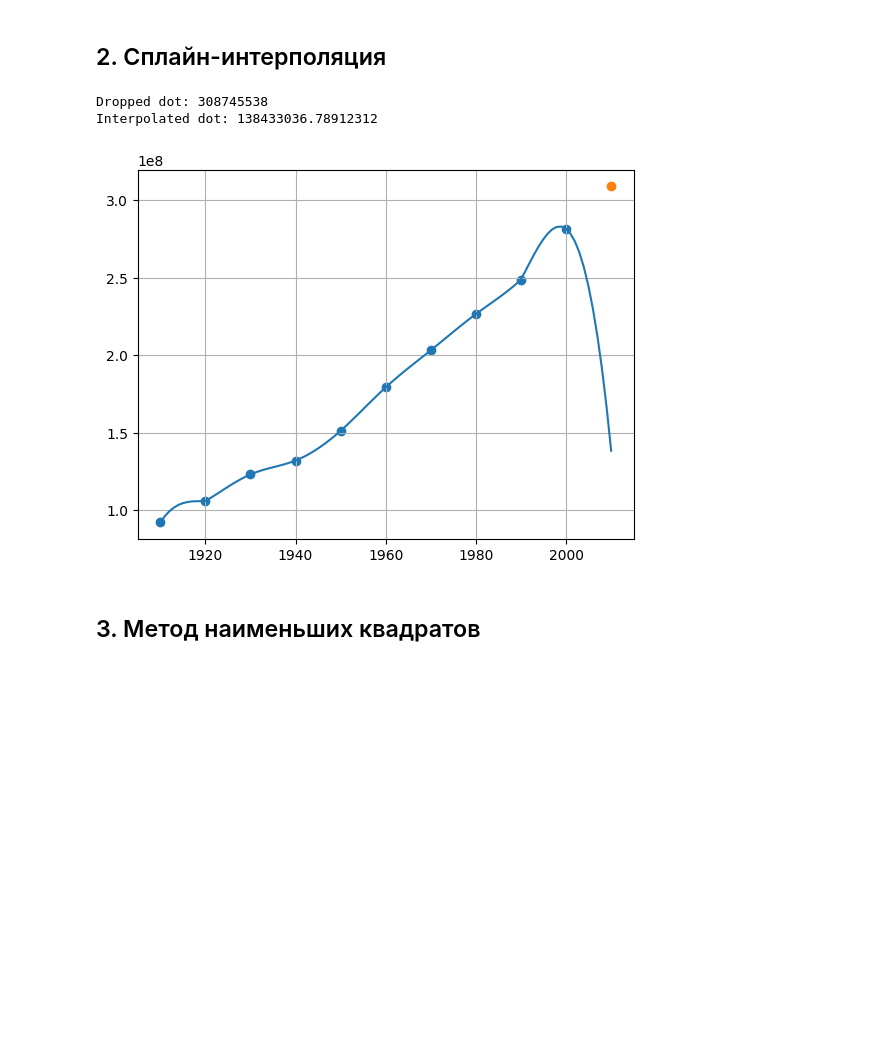
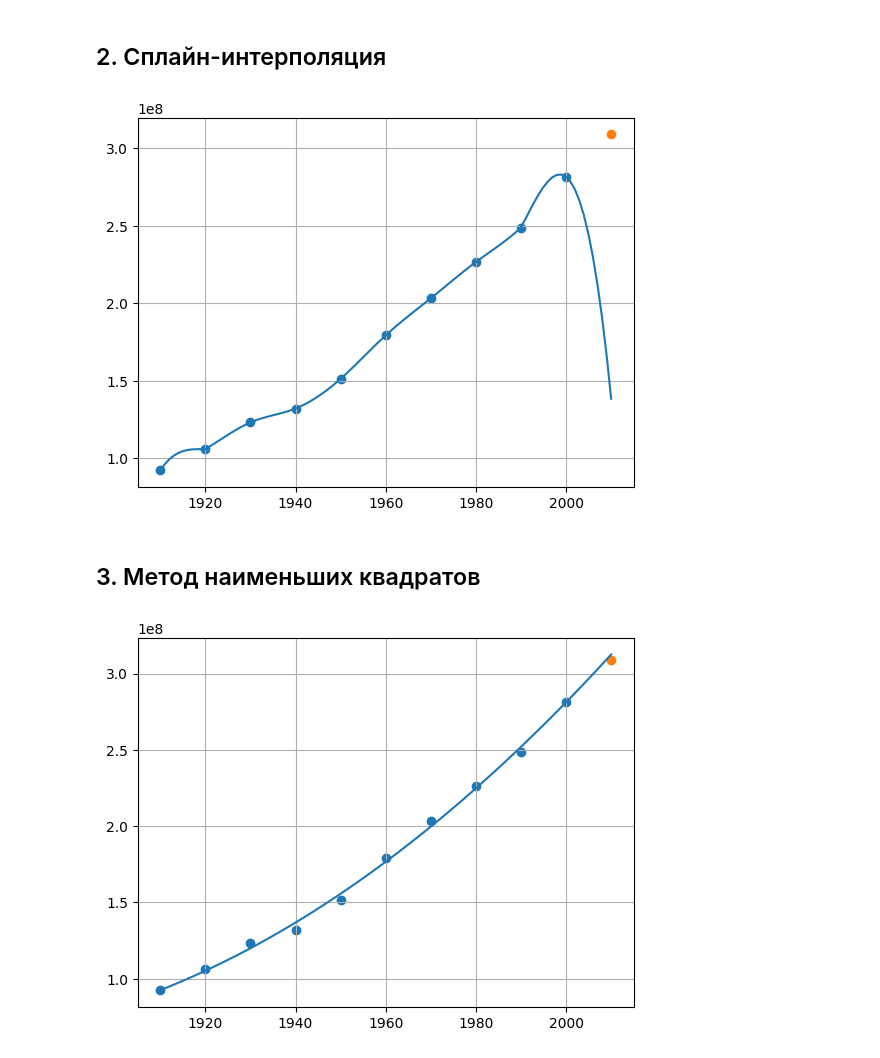
Before and after one commit to 4EFI/Computational-Maths, a Jupyter notebook: Lab4/work.ipynb, the cells around one changed output. Cells and saved outputs as stored; diff of their text form; code cells hidden in the pictures; blank space fills up the shorter version.

```diff
--- a/Lab4/work.ipynb
+++ b/Lab4/work.ipynb
@@ -129,9 +124,6 @@ def cubic_spline_function(x_coords, y_coords):
 equ = cubic_spline_function(np.copy(data['Year'][:10]), np.copy(data['Population'][:10]))
 x = np.linspace(data['Year'][0], data['Year'][10], n_dots)
 y = np.array([equ(x[i]) for i in range(n_dots)])
-
-print("Dropped dot:", data['Population'][10])
-print("Interpolated dot:", equ(data['Year'][10]))
 
 plt.scatter(data['Year'][:10], data['Population'][:10])
 plt.scatter(data['Year'][10], data['Population'][10])
@@ -139,8 +131,41 @@ plt.plot(x, y)
 plt.grid()
 plt.show()
 # %% [output]
-Dropped dot: 308745538
-Interpolated dot: 138433036.78912312
 [figure]
 # %% [markdown]
 ## 3. Метод наименьших квадратов
+# %%
+def least_squares_fit(data_x, data_y, basis_funcs):
+    basis_matrix = np.array([[basis(x_val) for x_val in data_x] for basis in basis_funcs])
+
+    projections = np.dot(basis_matrix, data_y)
+    gram_matrix = np.dot(basis_matrix, basis_matrix.T)
+
+    coefficients = np.linalg.solve(gram_matrix, projections)
+
+    def fitted_function(query_x):
+        return np.array([
+            np.sum(coeff * basis(q) for coeff, basis in zip(coefficients, basis_funcs))
+            for q in np.atleast_1d(query_x)
+        ])
+
+    return fitted_function
+
+basis_funcs = np.array([
+    lambda x: 1,
+    lambda x: x,
+    lambda x: x**2,
+    lambda x: x**3
+])
+# %%
+equ = least_squares_fit(np.copy(data['Year'][:10]), np.copy(data['Population'][:10]), basis_funcs)
+x = np.linspace(data['Year'][0], data['Year'][10], n_dots)
+y = np.array([equ(x[i]) for i in range(n_dots)])
+
+plt.scatter(data['Year'][:10], data['Population'][:10])
+plt.scatter(data['Year'][10], data['Population'][10])
+plt.plot(x, y)
+plt.grid()
+plt.show()
+# %% [output]
+[figure, added]
```
Also changed, not shown: parts of 1 cell of this notebook.
